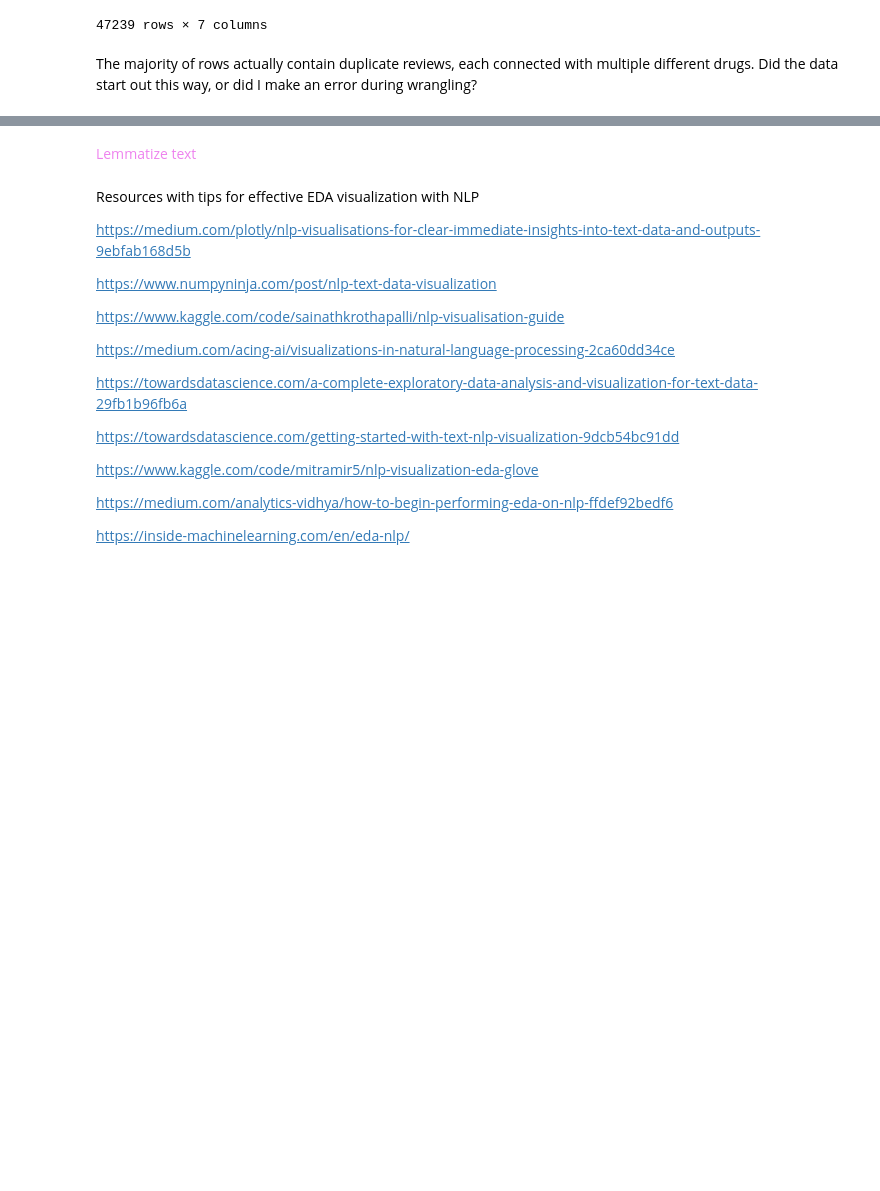
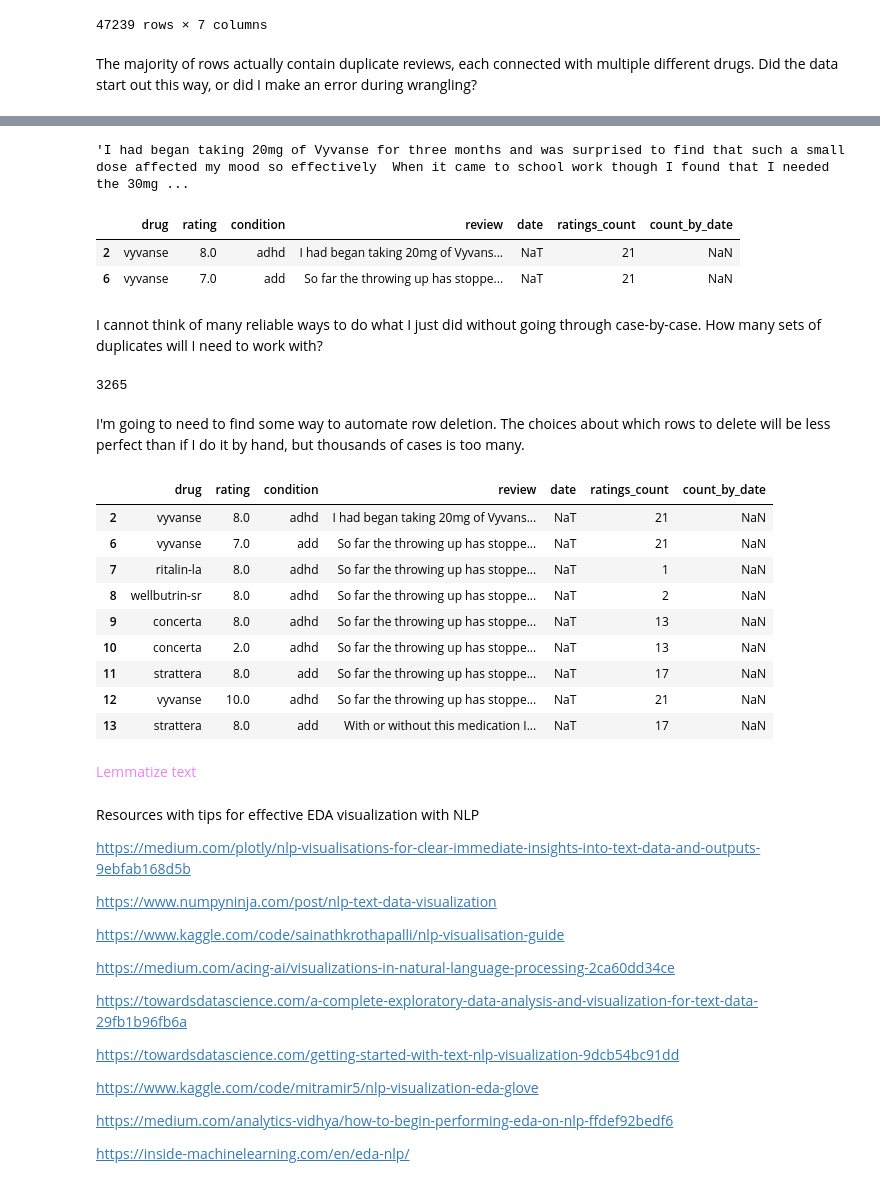
Before and after one commit to fractaldatalearning/psychedelic_efficacy, a Jupyter notebook: notebooks/2-kl-studies-eda.ipynb, the cells around one changed output, grey strips where cells are left out. Saved outputs shown, nothing was run; the diff lists cells and outputs as text; code cells hidden in the pictures; blank space fills up the shorter version.

Commit message:
scratching the surface of dealing with duplicate reviews

```diff
--- a/notebooks/2-kl-studies-eda.ipynb
+++ b/notebooks/2-kl-studies-eda.ipynb
@@ -616,0 +767,3 @@ The majority of rows actually contain duplicate reviews, each connected with mul
+# %%
+df = df.drop(labels=[0,5])
+df.head(6)
@@ -617,3 +777,37 @@ The majority of rows actually contain duplicate reviews, each connected with mul
+# %%
+# Take a closer look at the full review to see if it pertains to the other drugs.
+df.review[1]
+# %% [output]
+'I had began taking 20mg of Vyvanse for three months and was surprised to find that such a small dose affected my mood so effectively  When it came to school work though I found that I needed the 30mg ...
+# %%
+# This only pertains to vyvanse. Drop other rows.
+df = df.drop(labels=[1,3,4])
+df.head(2)
+# %% [output]
+|  | drug | rating | condition | review | date | ratings_count | count_by_date |
+| 2 | vyvanse | 8.0 | adhd | I had began taking 20mg of Vyvans... | NaT | 21 | NaN |
+| 6 | vyvanse | 7.0 | add | So far the throwing up has stoppe... | NaT | 21 | NaN |
+# %% [markdown]
+I cannot think of many reliable ways to do what I just did without going through case-by-case. How many sets of duplicates will I need to work with?
+# %%
+len(df[df.review.duplicated()==True]['review'].unique())
+# %% [output]
+3265
+# %% [markdown]
+I'm going to need to find some way to automate row deletion. The choices about which rows to delete will be less perfect than if I do it by hand, but thousands of cases is too many.
+# %%
+df.head(10)
+# %% [output]
+|  | drug | rating | condition | review | date | ratings_count | count_by_date |
+| 2 | vyvanse | 8.0 | adhd | I had began taking 20mg of Vyvans... | NaT | 21 | NaN |
+| 6 | vyvanse | 7.0 | add | So far the throwing up has stoppe... | NaT | 21 | NaN |
+| 7 | ritalin-la | 8.0 | adhd | So far the throwing up has stoppe... | NaT | 1 | NaN |
+| 8 | wellbutrin-sr | 8.0 | adhd | So far the throwing up has stoppe... | NaT | 2 | NaN |
+| 9 | concerta | 8.0 | adhd | So far the throwing up has stoppe... | NaT | 13 | NaN |
+| 10 | concerta | 2.0 | adhd | So far the throwing up has stoppe... | NaT | 13 | NaN |
+| 11 | strattera | 8.0 | add | So far the throwing up has stoppe... | NaT | 17 | NaN |
+| 12 | vyvanse | 10.0 | adhd | So far the throwing up has stoppe... | NaT | 21 | NaN |
+| 13 | strattera | 8.0 | add | With or without this medication I... | NaT | 17 | NaN |
 # %% [markdown]
 <font color='violet'> Lemmatize text
 # %% [markdown]
```
Also changed, not shown: parts of 15 cells of this notebook, 1 other file.
